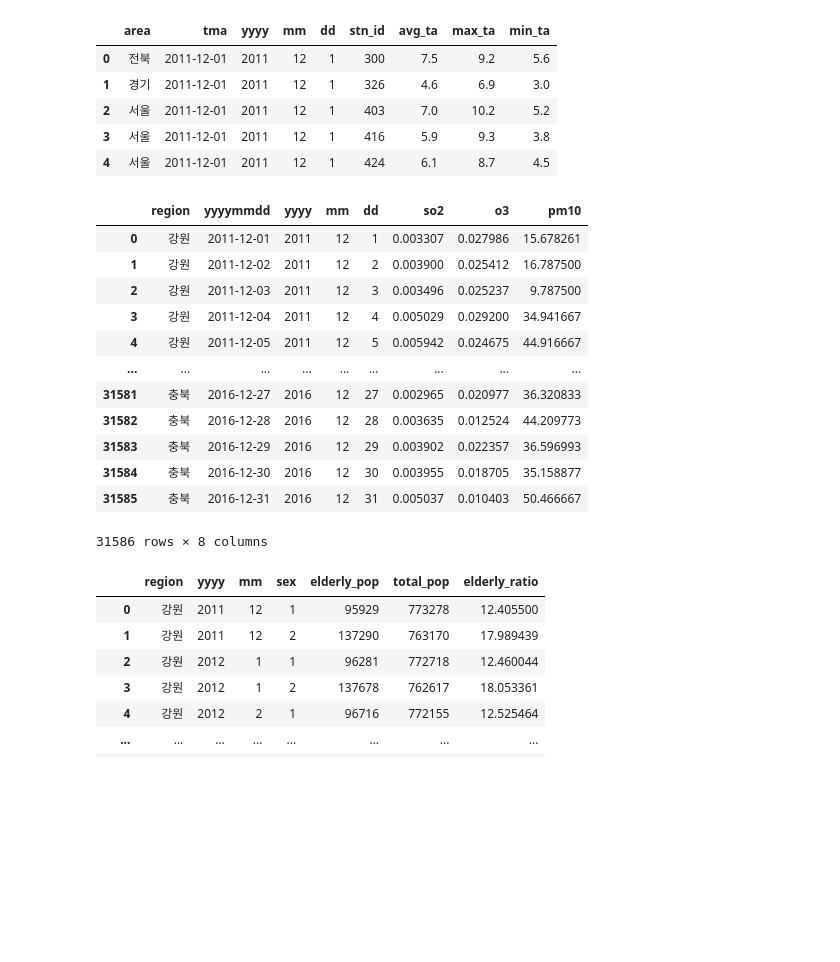
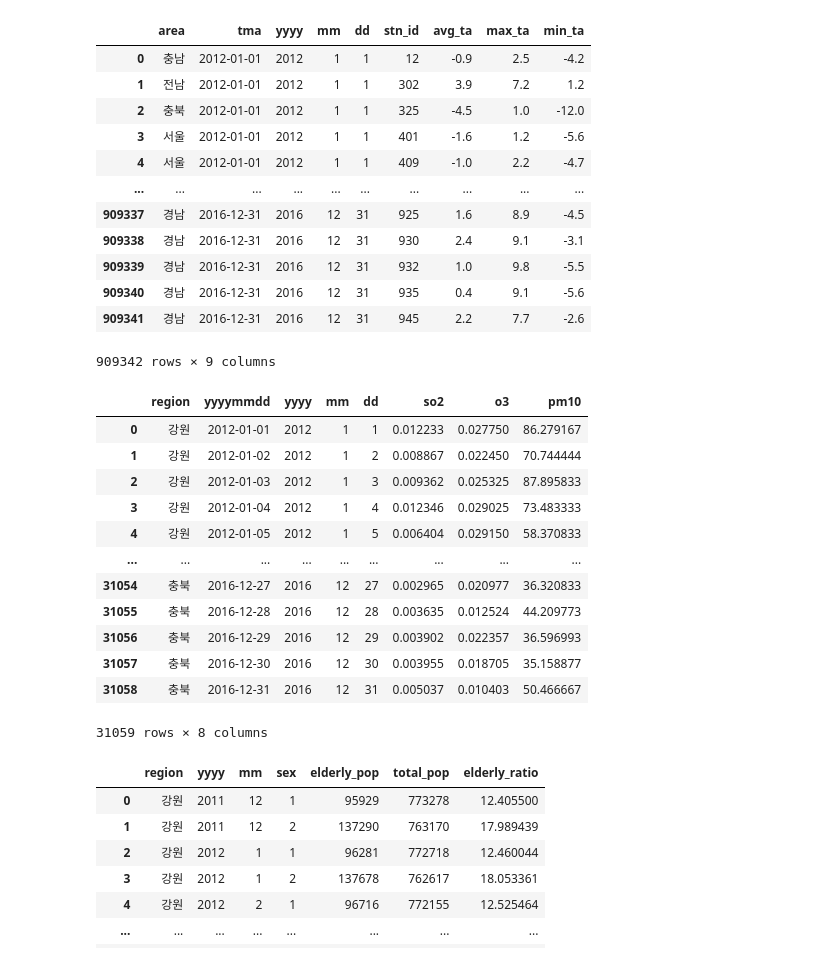
Before and after one commit to leech2193/weather_hospital_sowhat, a Jupyter notebook: preprocess_merge.ipynb, the cells around one changed output. Drawn from its saved outputs; the diff is of its cells as text; code cells hidden in the pictures; blank space fills up the shorter version.

```diff
--- a/preprocess_merge.ipynb
+++ b/preprocess_merge.ipynb
@@ -59,31 +95,42 @@ sun_area_frm.head()
 # %%
 temp_area_frm.head()
+temp_area_frm = temp_area_frm[~temp_area_frm['tma'].astype(str).str.contains('2011-')].reset_index(drop=True)
+temp_area_frm
 # %% [output]
 |  | area | tma | yyyy | mm | dd | stn_id | avg_ta | max_ta | min_ta |
-| 0 | 전북 | 2011-12-01 | 2011 | 12 | 1 | 300 | 7.5 | 9.2 | 5.6 |
-| 1 | 경기 | 2011-12-01 | 2011 | 12 | 1 | 326 | 4.6 | 6.9 | 3.0 |
-| 2 | 서울 | 2011-12-01 | 2011 | 12 | 1 | 403 | 7.0 | 10.2 | 5.2 |
-| 3 | 서울 | 2011-12-01 | 2011 | 12 | 1 | 416 | 5.9 | 9.3 | 3.8 |
-| 4 | 서울 | 2011-12-01 | 2011 | 12 | 1 | 424 | 6.1 | 8.7 | 4.5 |
+| 0 | 충남 | 2012-01-01 | 2012 | 1 | 1 | 12 | -0.9 | 2.5 | -4.2 |
+| 1 | 전남 | 2012-01-01 | 2012 | 1 | 1 | 302 | 3.9 | 7.2 | 1.2 |
+| 2 | 충북 | 2012-01-01 | 2012 | 1 | 1 | 325 | -4.5 | 1.0 | -12.0 |
+| 3 | 서울 | 2012-01-01 | 2012 | 1 | 1 | 401 | -1.6 | 1.2 | -5.6 |
+| 4 | 서울 | 2012-01-01 | 2012 | 1 | 1 | 409 | -1.0 | 2.2 | -4.7 |
+| ... | ... | ... | ... | ... | ... | ... | ... | ... | ... |
+| 909337 | 경남 | 2016-12-31 | 2016 | 12 | 31 | 925 | 1.6 | 8.9 | -4.5 |
+| 909338 | 경남 | 2016-12-31 | 2016 | 12 | 31 | 930 | 2.4 | 9.1 | -3.1 |
+| 909339 | 경남 | 2016-12-31 | 2016 | 12 | 31 | 932 | 1.0 | 9.8 | -5.5 |
+| 909340 | 경남 | 2016-12-31 | 2016 | 12 | 31 | 935 | 0.4 | 9.1 | -5.6 |
+| 909341 | 경남 | 2016-12-31 | 2016 | 12 | 31 | 945 | 2.2 | 7.7 | -2.6 |
+909342 rows × 9 columns
 # %%
 airPollutant_frm['yyyymmdd'] = airPollutant_frm['yyyymmdd'].astype(str)
 airPollutant_frm['yyyymmdd'] = pd.to_datetime(airPollutant_frm['yyyymmdd'])
 # %%
 airPollutant_frm
+airPollutant_frm = airPollutant_frm[~airPollutant_frm['yyyymmdd'].astype(str).str.contains('2011-')].reset_index(drop=True)
+airPollutant_frm
 # %% [output]
 |  | region | yyyymmdd | yyyy | mm | dd | so2 | o3 | pm10 |
-| 0 | 강원 | 2011-12-01 | 2011 | 12 | 1 | 0.003307 | 0.027986 | 15.678261 |
-| 1 | 강원 | 2011-12-02 | 2011 | 12 | 2 | 0.003900 | 0.025412 | 16.787500 |
-| 2 | 강원 | 2011-12-03 | 2011 | 12 | 3 | 0.003496 | 0.025237 | 9.787500 |
-| 3 | 강원 | 2011-12-04 | 2011 | 12 | 4 | 0.005029 | 0.029200 | 34.941667 |
-| 4 | 강원 | 2011-12-05 | 2011 | 12 | 5 | 0.005942 | 0.024675 | 44.916667 |
+| 0 | 강원 | 2012-01-01 | 2012 | 1 | 1 | 0.012233 | 0.027750 | 86.279167 |
+| 1 | 강원 | 2012-01-02 | 2012 | 1 | 2 | 0.008867 | 0.022450 | 70.744444 |
+| 2 | 강원 | 2012-01-03 | 2012 | 1 | 3 | 0.009362 | 0.025325 | 87.895833 |
+| 3 | 강원 | 2012-01-04 | 2012 | 1 | 4 | 0.012346 | 0.029025 | 73.483333 |
+| 4 | 강원 | 2012-01-05 | 2012 | 1 | 5 | 0.006404 | 0.029150 | 58.370833 |
 | ... | ... | ... | ... | ... | ... | ... | ... | ... |
-| 31581 | 충북 | 2016-12-27 | 2016 | 12 | 27 | 0.002965 | 0.020977 | 36.320833 |
-| 31582 | 충북 | 2016-12-28 | 2016 | 12 | 28 | 0.003635 | 0.012524 | 44.209773 |
-| 31583 | 충북 | 2016-12-29 | 2016 | 12 | 29 | 0.003902 | 0.022357 | 36.596993 |
-| 31584 | 충북 | 2016-12-30 | 2016 | 12 | 30 | 0.003955 | 0.018705 | 35.158877 |
-| 31585 | 충북 | 2016-12-31 | 2016 | 12 | 31 | 0.005037 | 0.010403 | 50.466667 |
+| 31054 | 충북 | 2016-12-27 | 2016 | 12 | 27 | 0.002965 | 0.020977 | 36.320833 |
+| 31055 | 충북 | 2016-12-28 | 2016 | 12 | 28 | 0.003635 | 0.012524 | 44.209773 |
+| 31056 | 충북 | 2016-12-29 | 2016 | 12 | 29 | 0.003902 | 0.022357 | 36.596993 |
+| 31057 | 충북 | 2016-12-30 | 2016 | 12 | 30 | 0.003955 | 0.018705 | 35.158877 |
+| 31058 | 충북 | 2016-12-31 | 2016 | 12 | 31 | 0.005037 | 0.010403 | 50.466667 |
-31586 rows × 8 columns
+31059 rows × 8 columns
 # %%
 elderly_frm
 # %% [output]
```
Also changed, not shown: parts of 20 cells of this notebook.
